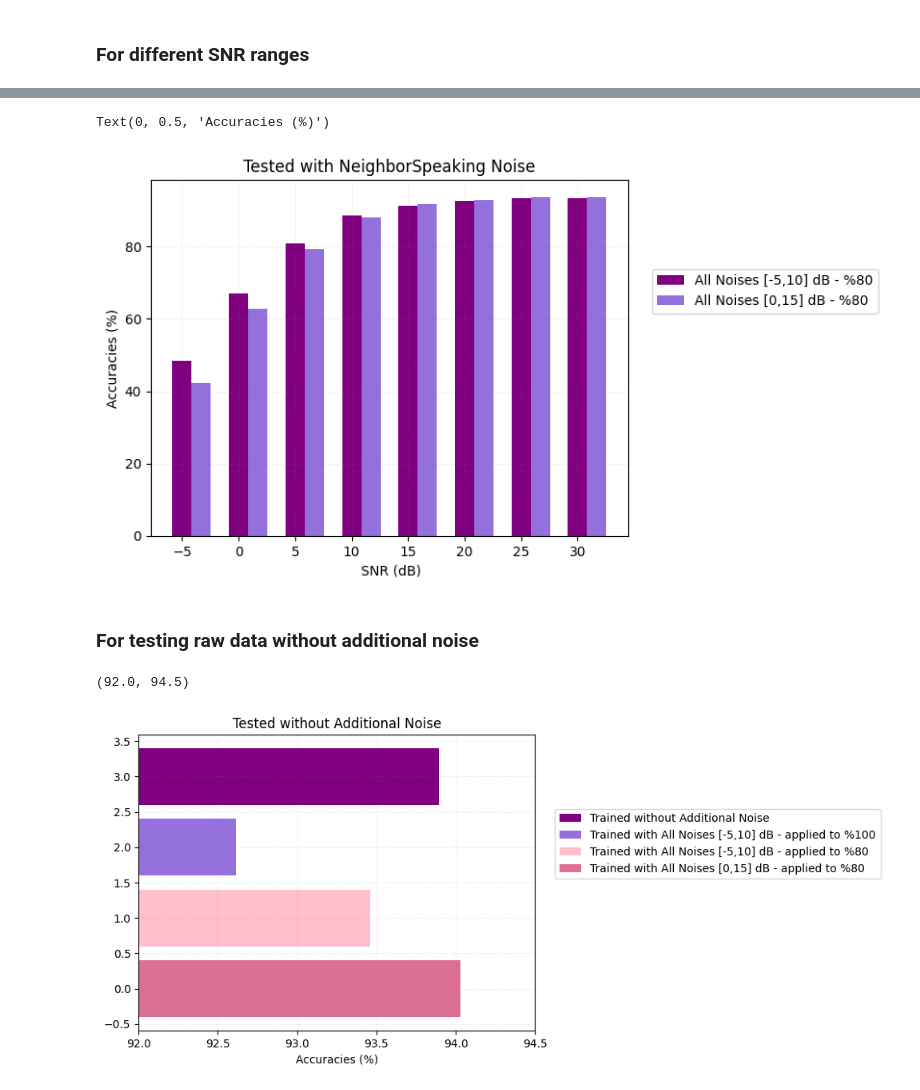
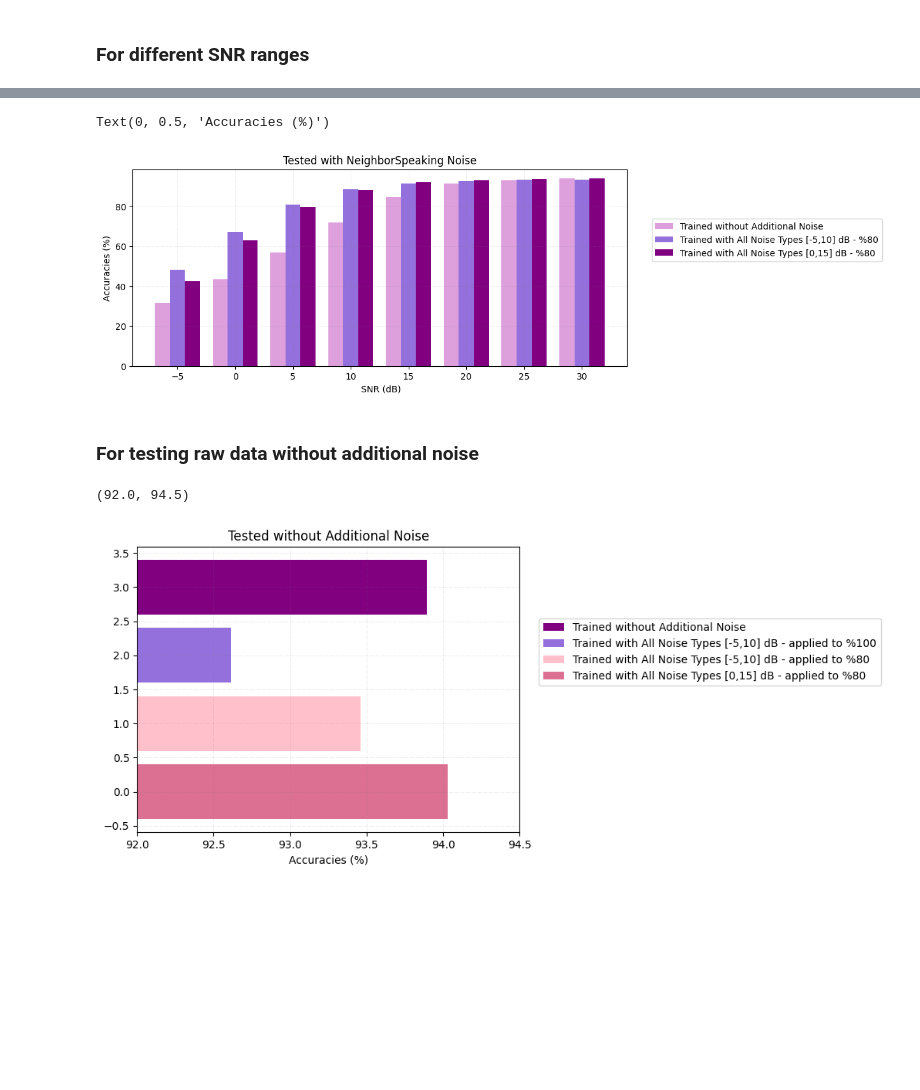
Before and after one commit to EyubogluMerve/ai8x-training, a Jupyter notebook: notebooks/KWS_Automated_Training.ipynb, the cells around one changed output, grey strips where cells are left out. Saved outputs shown, nothing was run; the diff lists cells and outputs as text; code cells hidden in the pictures; blank space fills up the shorter version.

```diff
--- a/notebooks/KWS_Automated_Training.ipynb
+++ b/notebooks/KWS_Automated_Training.ipynb
@@ -53,7 +53,8 @@ import IPython
 #trained_checkpoint_path = os.path.join('/home/merveeyuboglu/Github/ai8x-training/logs/signalmixer_babble/qat_best.pth.tar') #signalmixer_babble
 #trained_checkpoint_path = os.path.join('/home/merveeyuboglu/Github/ai8x-training/logs/signalmixer_mixed/qat_best.pth.tar') #signalmixer_mixed
 #trained_checkpoint_path = os.path.join('/home/merveeyuboglu/Github/ai8x-training/logs/signalmixer_vacuum/2024.02.06-215602/qat_best.pth.tar') #signalmixer_vacuum
-trained_checkpoint_path = os.path.join('..', '..', 'ai8x-synthesis', 'trained', 'ai85-kws20_nas-qat8.pth.tar')
+#trained_checkpoint_path = os.path.join('..', '..', 'ai8x-synthesis', 'trained', 'ai85-kws20_nas-qat8.pth.tar')
+trained_checkpoint_path = os.path.join('/home/merveeyuboglu/Github/ai8x-training/logs/signalmixer_kws_updated/2024.02.09-154310/qat_best.pth.tar')
 mod = importlib.import_module("ai85net-kws20-nas")
 model_file = "ai85net-kws20-nas"
 # %%
@@ -443,33 +555,34 @@ Text(0, 0.5, 'Accuracies (%)')
 # %%
-bar_width = 1.7
+bar_width = 1.3
 prev_snr = np.array(snr_list)
 new_snr = np.array(snr_list)+bar_width
 label = 'NeighborSpeaking'
-
+plt.figure(figsize=(10,4))
 # Plotting the data
-plt.bar(prev_snr, new_old['All Noises [-5,10] dB - %80'][label], width=bar_width, label='All Noises [-5,10] dB - %80', color = 'purple')
-plt.bar(new_snr, new_old['All Noises [0,15] dB - %80 '][label], width=bar_width, label='All Noises [0,15] dB - %80', color = 'mediumpurple')
+plt.bar(prev_snr-bar_width, new_old['Without Additional Noise'][label], width=bar_width, label='Trained without Additional Noise', color = 'plum')
+plt.bar(prev_snr, new_old['All Noises [-5,10] dB - %80'][label], width=bar_width, label='Trained with All Noise Types [-5,10] dB - %80', color = 'mediumpurple')
+plt.bar(new_snr, new_old['All Noises [0,15] dB - %80 '][label], width=bar_width, label='Trained with All Noise Types [0,15] dB - %80', color = 'purple')
 
 plt.grid(color ='grey',
         linestyle ='-.', linewidth = 0.5,
         alpha = 0.2)
 
 plt.legend(bbox_to_anchor=(1.05, 0.75),
                         loc='upper left', borderaxespad=0.)
 plt.title(f"Tested with {label} Noise")
 plt.xlabel(' SNR (dB)')
 plt.ylabel('Accuracies (%)')
 # %% [output]
 Text(0, 0.5, 'Accuracies (%)')
-[figure, old version]
+[figure, new version]
 # %% [markdown]
 ### For testing raw data without additional noise
 # %%
 # Plotting the data
 plt.barh(3, df['Without Additional Noise'][0], label='Trained without Additional Noise', color = 'purple')
-plt.barh(2, df['All Noises [-5,10] dB - %100 '][0], label='Trained with All Noises [-5,10] dB - applied to %100', color = 'mediumpurple')
-plt.barh(1, df['All Noises [-5,10] dB - %80'][0], label='Trained with All Noises [-5,10] dB - applied to %80', color = 'pink')
-plt.barh(0, df['All Noises [0,15] dB - %80 '][0], label='Trained with All Noises [0,15] dB - applied to %80', color = 'palevioletred')
+plt.barh(2, df['All Noises [-5,10] dB - %100 '][0], label='Trained with All Noise Types [-5,10] dB - applied to %100', color = 'mediumpurple')
+plt.barh(1, df['All Noises [-5,10] dB - %80'][0], label='Trained with All Noise Types [-5,10] dB - applied to %80', color = 'pink')
+plt.barh(0, df['All Noises [0,15] dB - %80 '][0], label='Trained with All Noise Types [0,15] dB - applied to %80', color = 'palevioletred')
 
 plt.grid(color ='grey',
         linestyle ='-.', linewidth = 0.5,
@@ -482,4 +595,4 @@ plt.xlabel('Accuracies (%)')
 plt.xlim(92,94.5)
 # %% [output]
 (92.0, 94.5)
-[figure, old version]
+[figure, new version]
```
Also changed, not shown: parts of 20 cells of this notebook, 2 other files.
